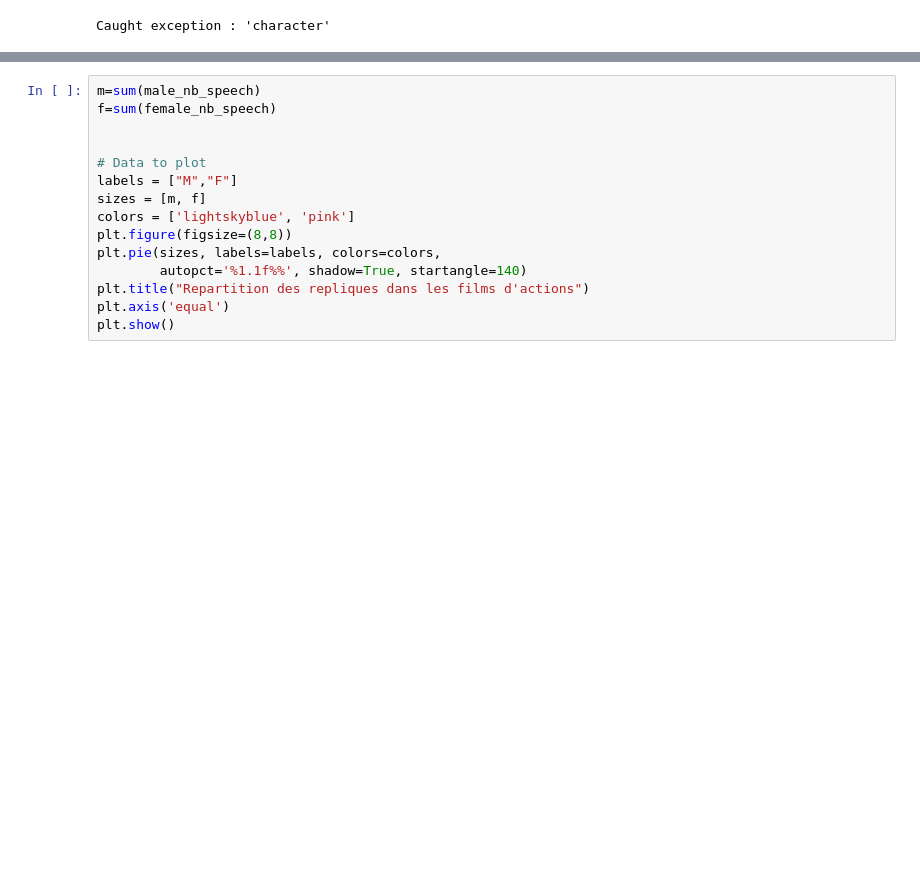
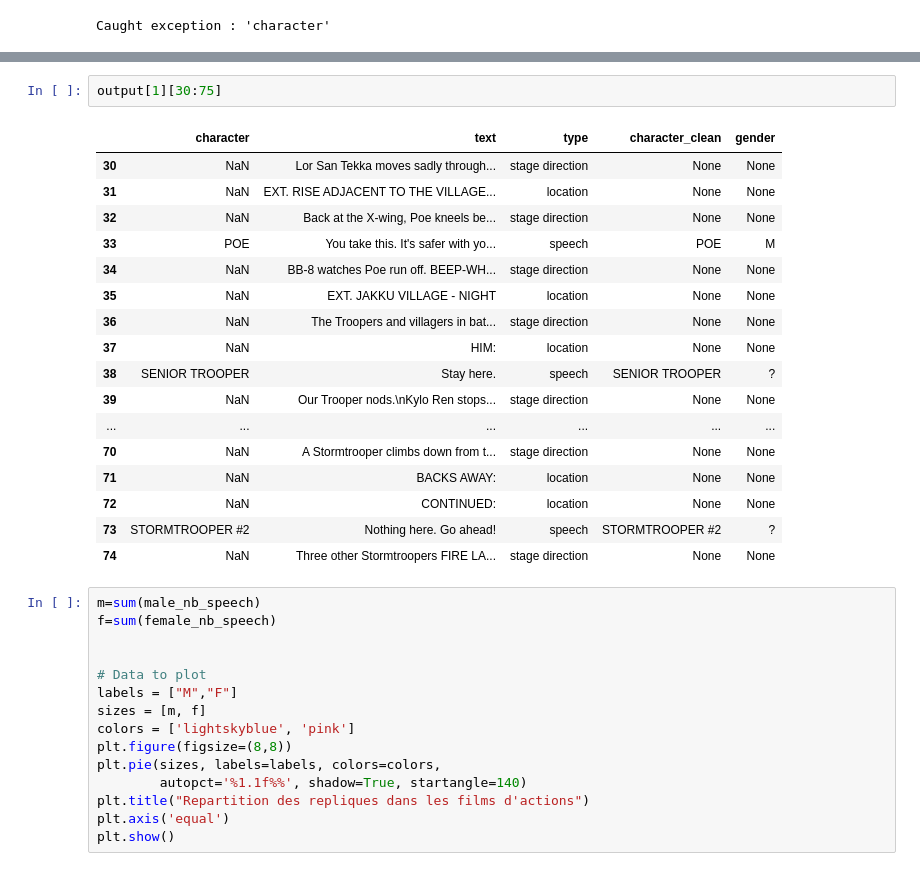
Before and after one commit to dvp-tran/moViz, a Jupyter notebook: notebooks/simple_gender_analysis.ipynb, the cells around one changed output, grey strips where cells are left out. Saved outputs shown, nothing was run; the diff lists cells and outputs as text; blank space fills up the shorter version.

```diff
--- a/notebooks/simple_gender_analysis.ipynb
+++ b/notebooks/simple_gender_analysis.ipynb
@@ -205,3 +226,23 @@ Caught exception : 'character'
+# %%
+output[1][30:75]
+# %% [output]
+|  | character | text | type | character_clean | gender |
+| 30 | NaN | Lor San Tekka moves sadly through... | stage direction | None | None |
+| 31 | NaN | EXT. RISE ADJACENT TO THE VILLAGE... | location | None | None |
+| 32 | NaN | Back at the X-wing, Poe kneels be... | stage direction | None | None |
+| 33 | POE | You take this. It's safer with yo... | speech | POE | M |
+| 34 | NaN | BB-8 watches Poe run off. BEEP-WH... | stage direction | None | None |
+| 35 | NaN | EXT. JAKKU VILLAGE - NIGHT | location | None | None |
+| 36 | NaN | The Troopers and villagers in bat... | stage direction | None | None |
+| 37 | NaN | HIM: | location | None | None |
+| 38 | SENIOR TROOPER | Stay here. | speech | SENIOR TROOPER | ? |
+| 39 | NaN | Our Trooper nods.\nKylo Ren stops... | stage direction | None | None |
+| ... | ... | ... | ... | ... | ... |
+| 70 | NaN | A Stormtrooper climbs down from t... | stage direction | None | None |
+| 71 | NaN | BACKS AWAY: | location | None | None |
+| 72 | NaN | CONTINUED: | location | None | None |
+| 73 | STORMTROOPER #2 | Nothing here. Go ahead! | speech | STORMTROOPER #2 | ? |
+| 74 | NaN | Three other Stormtroopers FIRE LA... | stage direction | None | None |
 # %%
 m=sum(male_nb_speech)
 f=sum(female_nb_speech)
```
Also changed, not shown: parts of 8 cells of this notebook, 2 other files.
